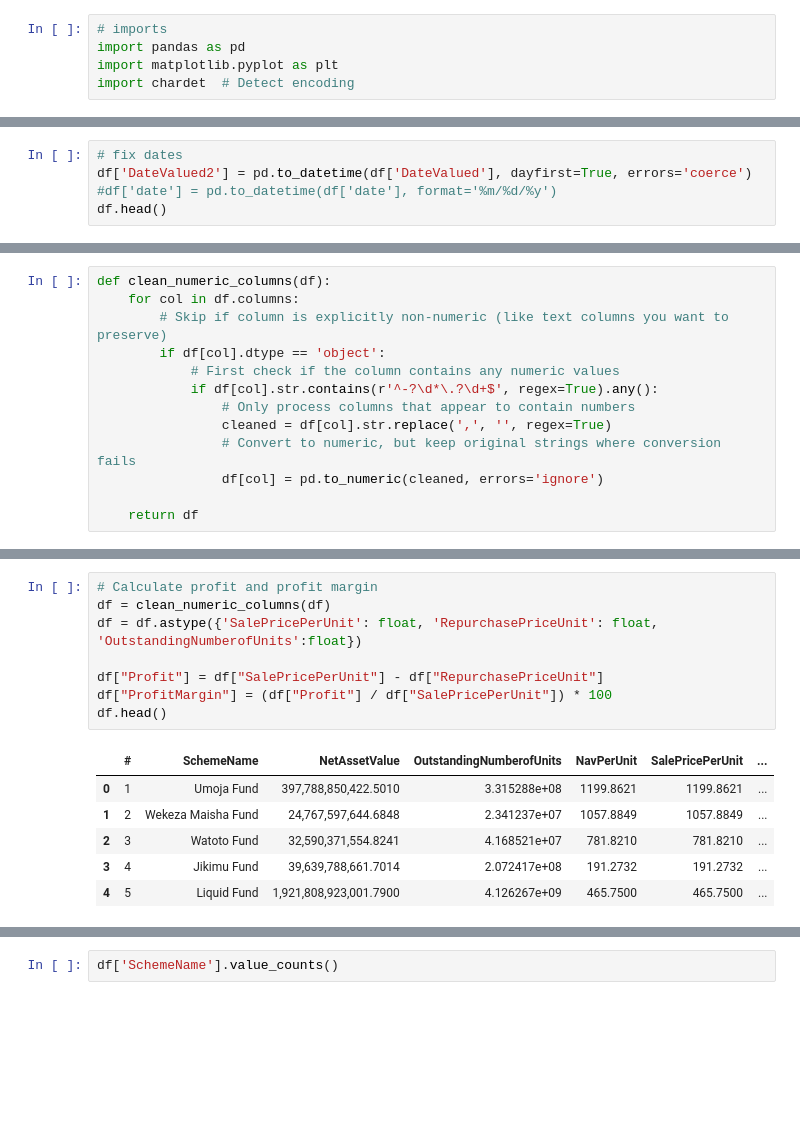
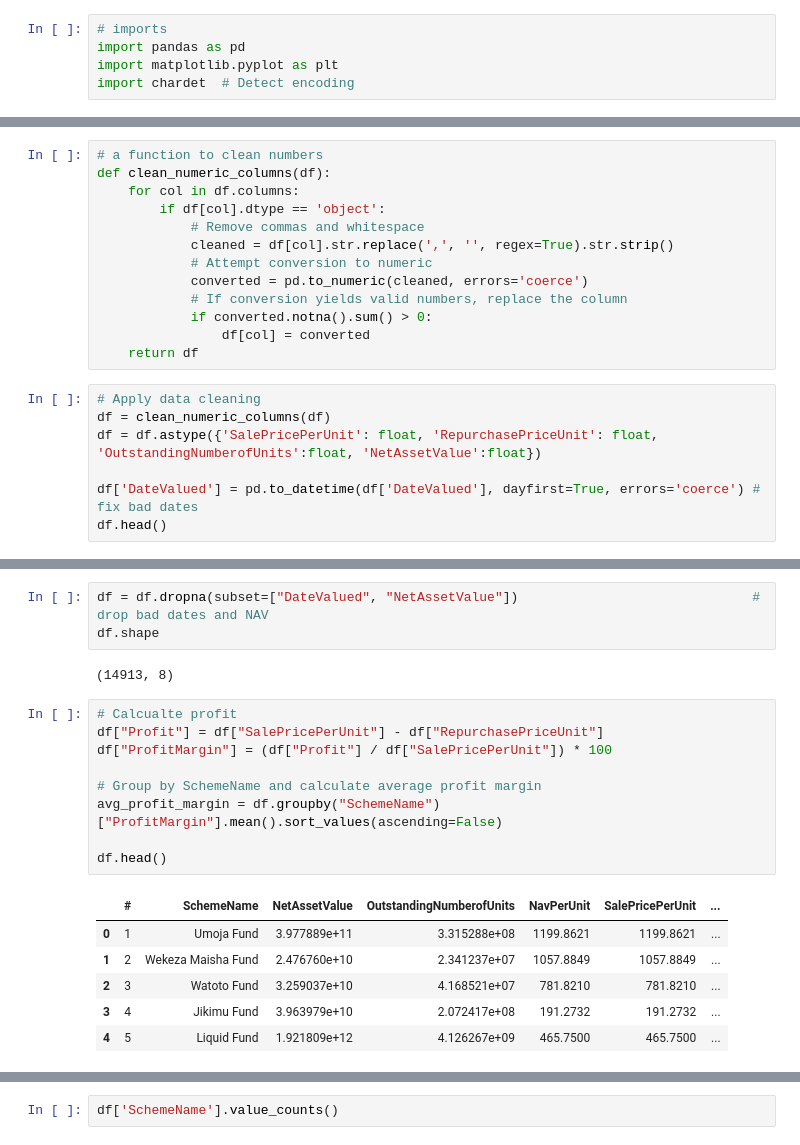
Before and after one commit to ilyatuu/utt, a Jupyter notebook: utt_analysis.ipynb, the cells around one changed output, grey strips where cells are left out. Drawn from its saved outputs; the diff is of its cells as text; blank space fills up the shorter version.

```diff
--- a/utt_analysis.ipynb
+++ b/utt_analysis.ipynb
@@ -39,5 +27,0 @@ df.head()
-# %%
-# fix dates
-df['DateValued2'] = pd.to_datetime(df['DateValued'], dayfirst=True, errors='coerce')
-#df['date'] = pd.to_datetime(df['date'], format='%m/%d/%y')
-df.head()
@@ -51,13 +28,20 @@ df.head()
 # %%
+# a function to clean numbers
 def clean_numeric_columns(df):
     for col in df.columns:
-        # Skip if column is explicitly non-numeric (like text columns you want to preserve)
         if df[col].dtype == 'object':
-            # First check if the column contains any numeric values
-            if df[col].str.contains(r'^-?\d*\.?\d+$', regex=True).any():
-                # Only process columns that appear to contain numbers
-                cleaned = df[col].str.replace(',', '', regex=True)
-                # Convert to numeric, but keep original strings where conversion fails
-                df[col] = pd.to_numeric(cleaned, errors='ignore')
-
+            # Remove commas and whitespace
+            cleaned = df[col].str.replace(',', '', regex=True).str.strip()
+            # Attempt conversion to numeric
+            converted = pd.to_numeric(cleaned, errors='coerce')
+            # If conversion yields valid numbers, replace the column
+            if converted.notna().sum() > 0:
+                df[col] = converted
     return df
+# %%
+# Apply data cleaning
+df = clean_numeric_columns(df)
+df = df.astype({'SalePricePerUnit': float, 'RepurchasePriceUnit': float, 'OutstandingNumberofUnits':float, 'NetAssetValue':float})
+
+df['DateValued'] = pd.to_datetime(df['DateValued'], dayfirst=True, errors='coerce') # fix bad dates
+df.head()
@@ -64,15 +55,21 @@ def clean_numeric_columns(df):
+# %%
+df = df.dropna(subset=["DateValued", "NetAssetValue"])                              # drop bad dates and NAV
+df.shape
+# %% [output]
+(14913, 8)
 # %%
-# Calculate profit and profit margin
-df = clean_numeric_columns(df)
-df = df.astype({'SalePricePerUnit': float, 'RepurchasePriceUnit': float, 'OutstandingNumberofUnits':float})
-
+# Calcualte profit
 df["Profit"] = df["SalePricePerUnit"] - df["RepurchasePriceUnit"]
 df["ProfitMargin"] = (df["Profit"] / df["SalePricePerUnit"]) * 100
+
+# Group by SchemeName and calculate average profit margin
+avg_profit_margin = df.groupby("SchemeName")["ProfitMargin"].mean().sort_values(ascending=False)
+
 df.head()
 # %% [output]
 |  | # | SchemeName | NetAssetValue | OutstandingNumberofUnits | NavPerUnit | SalePricePerUnit | ... |
-| 0 | 1 | Umoja Fund | 397,788,850,422.5010 | 3.315288e+08 | 1199.8621 | 1199.8621 | ... |
-| 1 | 2 | Wekeza Maisha Fund | 24,767,597,644.6848 | 2.341237e+07 | 1057.8849 | 1057.8849 | ... |
-| 2 | 3 | Watoto Fund | 32,590,371,554.8241 | 4.168521e+07 | 781.8210 | 781.8210 | ... |
-| 3 | 4 | Jikimu Fund | 39,639,788,661.7014 | 2.072417e+08 | 191.2732 | 191.2732 | ... |
-| 4 | 5 | Liquid Fund | 1,921,808,923,001.7900 | 4.126267e+09 | 465.7500 | 465.7500 | ... |
+| 0 | 1 | Umoja Fund | 3.977889e+11 | 3.315288e+08 | 1199.8621 | 1199.8621 | ... |
+| 1 | 2 | Wekeza Maisha Fund | 2.476760e+10 | 2.341237e+07 | 1057.8849 | 1057.8849 | ... |
+| 2 | 3 | Watoto Fund | 3.259037e+10 | 4.168521e+07 | 781.8210 | 781.8210 | ... |
+| 3 | 4 | Jikimu Fund | 3.963979e+10 | 2.072417e+08 | 191.2732 | 191.2732 | ... |
+| 4 | 5 | Liquid Fund | 1.921809e+12 | 4.126267e+09 | 465.7500 | 465.7500 | ... |
```
Also changed, not shown: parts of 11 cells of this notebook, 2 other files.
